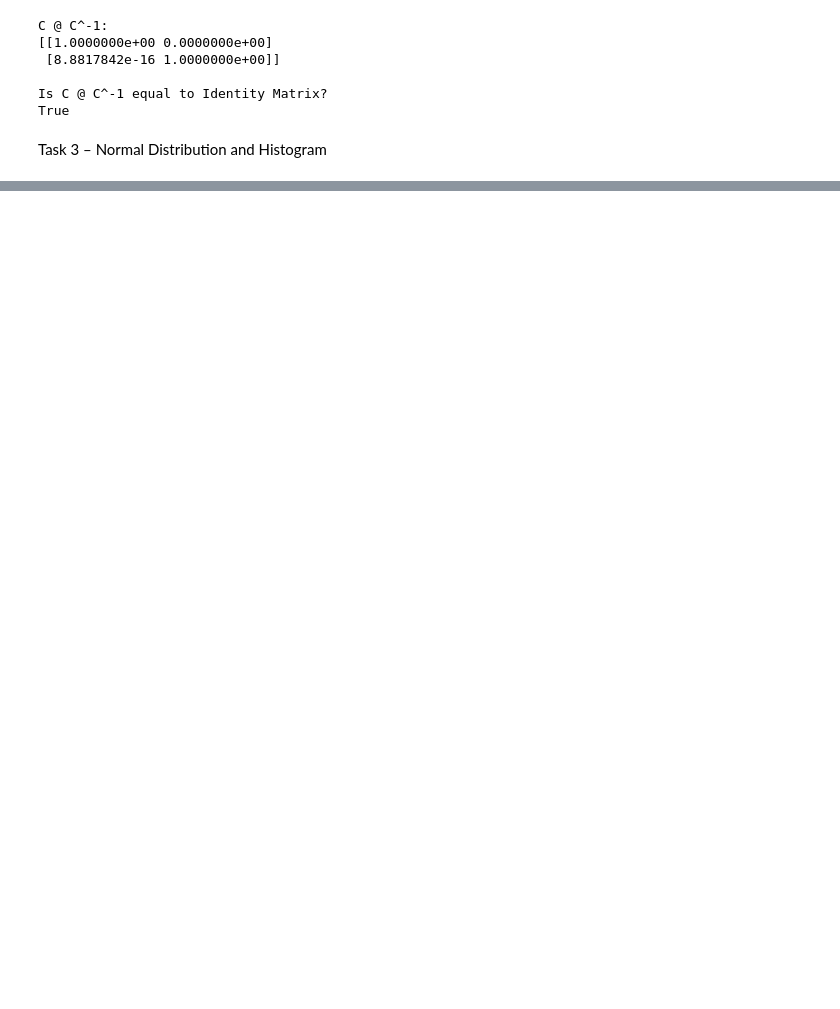
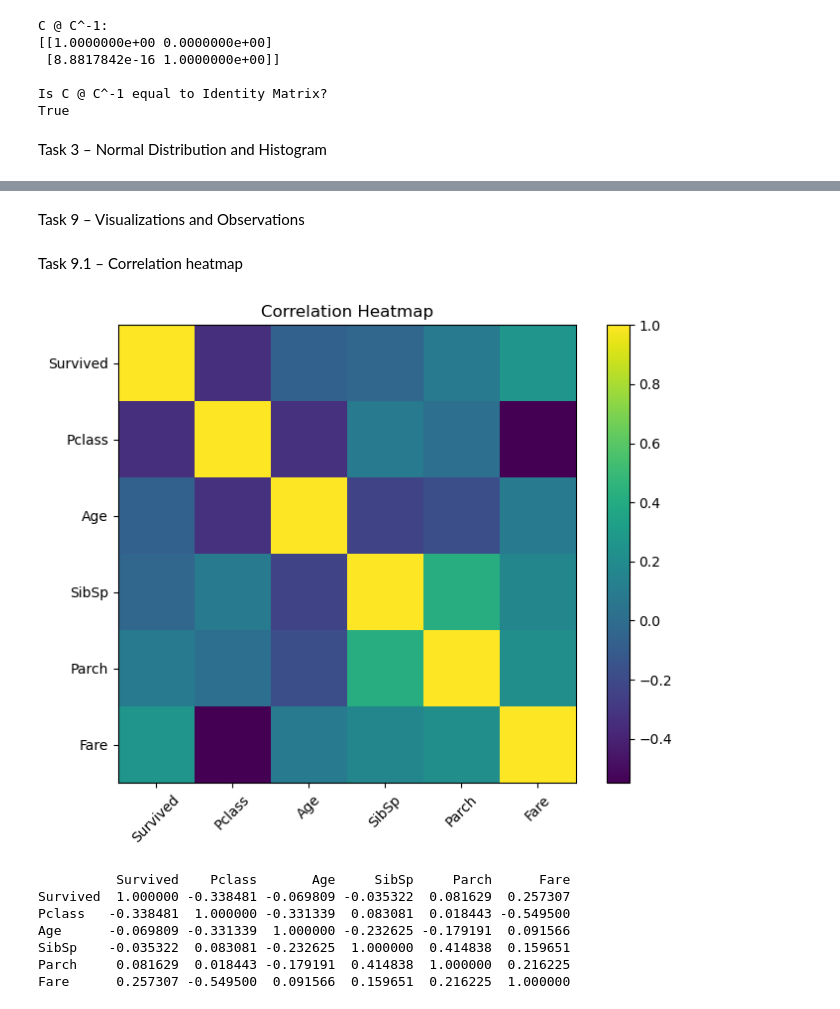
Before and after one commit to HiteshRathod77/202618040, a Jupyter notebook: ML/LAB02/main.ipynb, the cells around one changed output, grey strips where cells are left out. Cells and saved outputs as stored; diff of their text form; code cells hidden in the pictures; blank space fills up the shorter version.

```diff
--- a/ML/LAB02/main.ipynb
+++ b/ML/LAB02/main.ipynb
@@ -295,0 +890,8 @@ plt.show()
+# %%
+df["FamilySize"] = (
+    df["SibSp"]
+    + df["Parch"]
+    + 1
+)
+
+print(df[["SibSp", "Parch", "FamilySize"]].head())
@@ -295,0 +907,10 @@ plt.show()
+# %%
+df["IsAlone"] = (
+    df["FamilySize"] == 1
+).astype(int)
+
+print(
+    df[
+        ["FamilySize", "IsAlone"]
+    ].head()
+)
@@ -295,0 +959,49 @@ plt.show()
+# %% [markdown]
+Task 9 – Visualizations and Observations
+# %% [markdown]
+Task 9.1 – Correlation heatmap
+# %%
+import matplotlib.pyplot as plt
+
+correlation = df[
+    [
+        "Survived",
+        "Pclass",
+        "Age",
+        "SibSp",
+        "Parch",
+        "Fare"
+    ]
+].corr()
+
+plt.figure(figsize=(8, 6))
+
+plt.imshow(correlation)
+
+plt.colorbar()
+
+plt.xticks(
+    range(len(correlation.columns)),
+    correlation.columns,
+    rotation=45
+)
+
+plt.yticks(
+    range(len(correlation.columns)),
+    correlation.columns
+)
+
+plt.title("Correlation Heatmap")
+
+plt.show()
+
+print(correlation)
+# %% [output]
+[figure, added]
+          Survived    Pclass       Age     SibSp     Parch      Fare
+Survived  1.000000 -0.338481 -0.069809 -0.035322  0.081629  0.257307
+Pclass   -0.338481  1.000000 -0.331339  0.083081  0.018443 -0.549500
+Age      -0.069809 -0.331339  1.000000 -0.232625 -0.179191  0.091566
+SibSp    -0.035322  0.083081 -0.232625  1.000000  0.414838  0.159651
+Parch     0.081629  0.018443 -0.179191  0.414838  1.000000  0.216225
+Fare      0.257307 -0.549500  0.091566  0.159651  0.216225  1.000000
```
Also changed, not shown: parts of 97 cells of this notebook.
